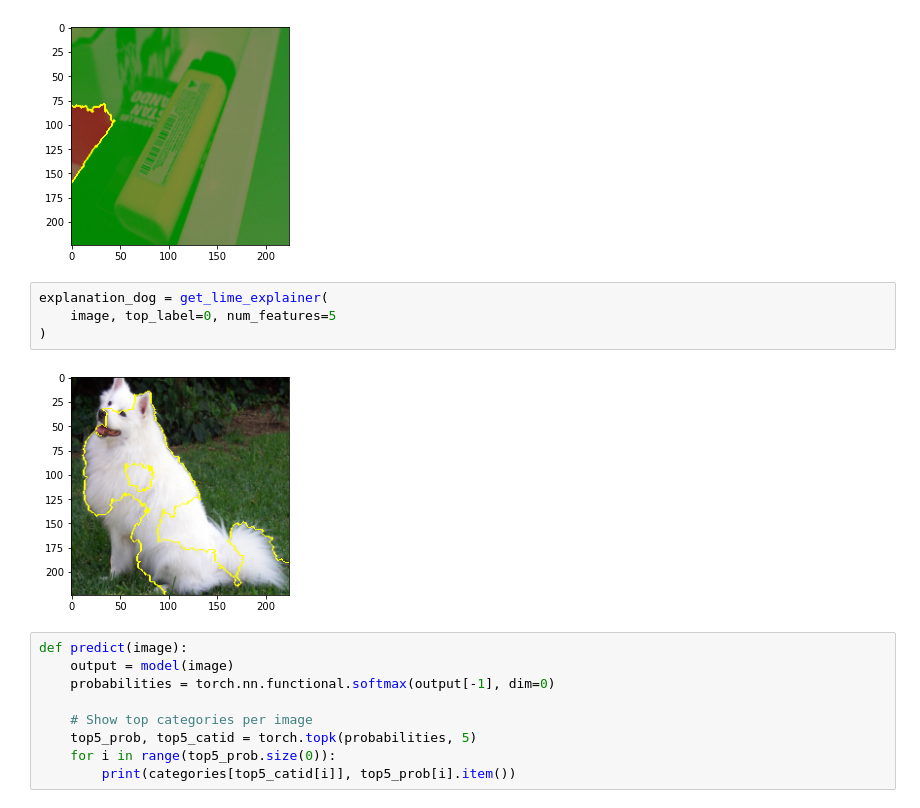
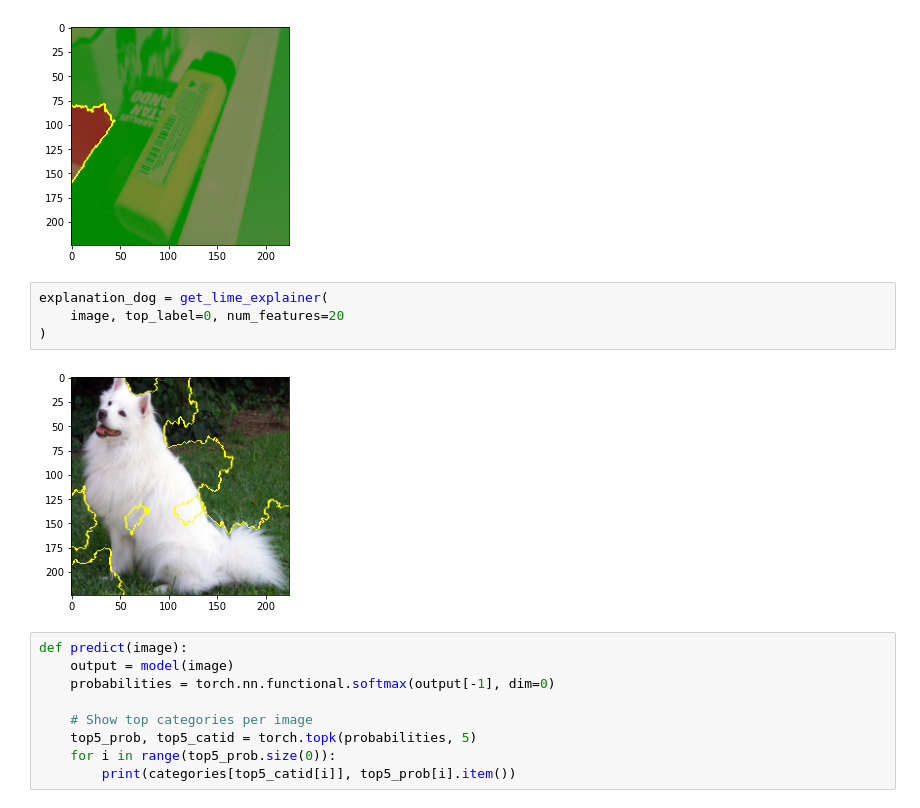
Before and after one commit to wenth1021/feature-importance-cv, a Jupyter notebook: lime.ipynb, the cells around one changed output. Saved outputs shown, nothing was run; the diff lists cells and outputs as text.

```diff
--- a/lime.ipynb
+++ b/lime.ipynb
@@ -272,10 +272,10 @@ plot_boundaries(explanation_lizard, top_label=0, num_features=[10, 30, 100])
 [figure]
 # %%
 explanation_dog = get_lime_explainer(
-    image, top_label=0, num_features=5
+    image, top_label=0, num_features=20
 )
 # %% [output]
-[figure, old version]
+[figure, new version]
 # %%
 def predict(image):
     output = model(image)
```
Also changed, not shown: parts of 1 cell of this notebook.
